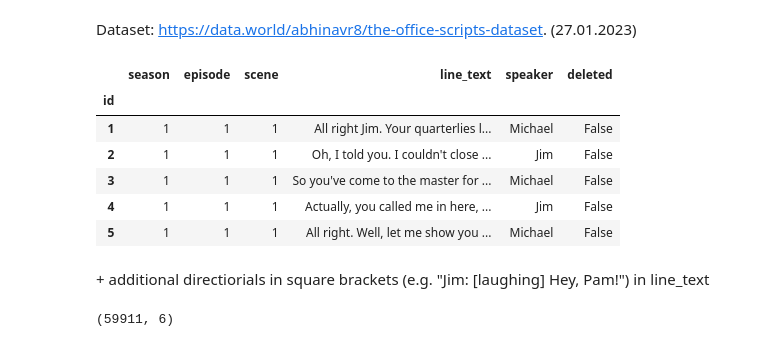
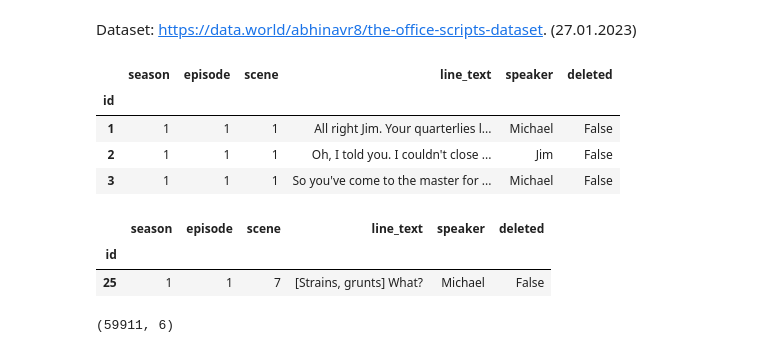
Before and after one commit to timo282/NLP-The-Office, a Jupyter notebook: notebooks/01_Introduction_and_Dataset.ipynb, the cells around one changed output. Drawn from its saved outputs; the diff is of its cells as text; code cells hidden in the pictures.

```diff
--- a/notebooks/01_Introduction_and_Dataset.ipynb
+++ b/notebooks/01_Introduction_and_Dataset.ipynb
@@ -36,17 +36,20 @@ FILE = "the-office-lines_scripts.csv"
 Dataset: https://data.world/abhinavr8/the-office-scripts-dataset. (27.01.2023)
 # %%
 df = pd.read_csv(PATH+FILE, sep=",", index_col="id")
-df.head()
-# %% [output]
-|  | season | episode | scene | line_text | speaker | deleted |
-| id |  |  |  |  |  |  |
-| 1 | 1 | 1 | 1 | All right Jim. Your quarterlies l... | Michael | False |
-| 2 | 1 | 1 | 1 | Oh, I told you. I couldn't close ... | Jim | False |
-| 3 | 1 | 1 | 1 | So you've come to the master for ... | Michael | False |
-| 4 | 1 | 1 | 1 | Actually, you called me in here, ... | Jim | False |
-| 5 | 1 | 1 | 1 | All right. Well, let me show you ... | Michael | False |
-# %% [markdown]
-\+ additional directiorials in square brackets (e.g. "Jim: [laughing] Hey, Pam!") in line_text
+# %%
+df.head(3)
+# %% [output]
+|  | season | episode | scene | line_text | speaker | deleted |
+| id |  |  |  |  |  |  |
+| 1 | 1 | 1 | 1 | All right Jim. Your quarterlies l... | Michael | False |
+| 2 | 1 | 1 | 1 | Oh, I told you. I couldn't close ... | Jim | False |
+| 3 | 1 | 1 | 1 | So you've come to the master for ... | Michael | False |
+# %%
+df.iloc[24:25]
+# %% [output]
+|  | season | episode | scene | line_text | speaker | deleted |
+| id |  |  |  |  |  |  |
+| 25 | 1 | 1 | 7 | [Strains, grunts] What? | Michael | False |
 # %%
 df.shape
 # %% [output]
```
Also changed, not shown: 1 other file.
